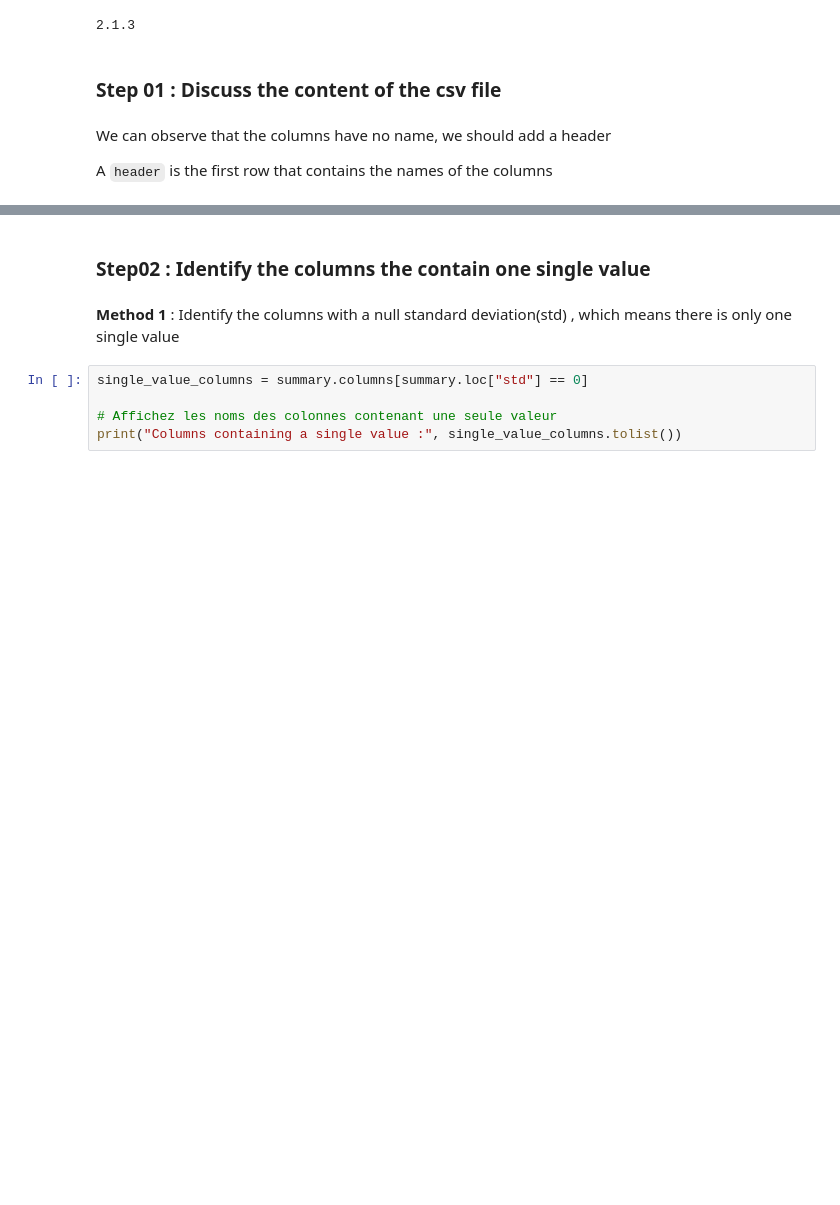
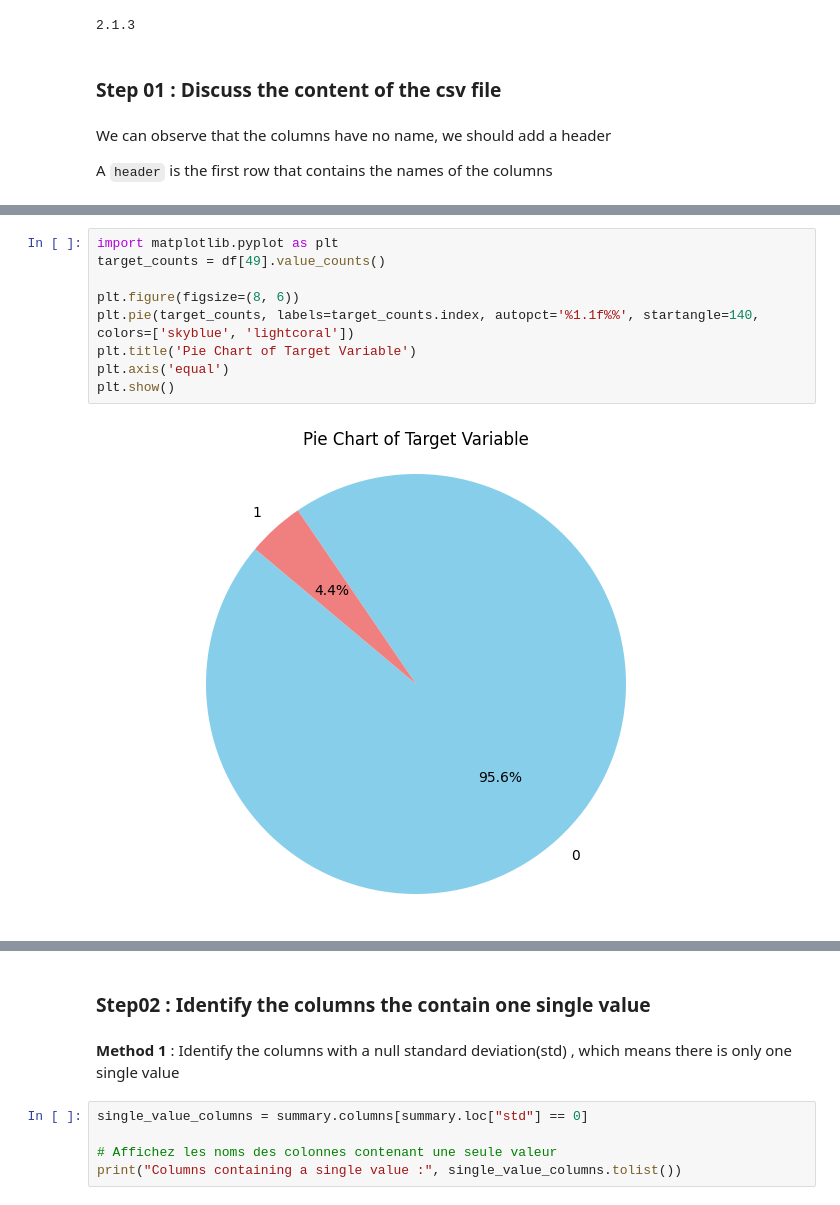
Before and after one commit to Wissemamr/Distributed_databases, a Jupyter notebook: TP01/tp0.ipynb, the cells around one changed output, grey strips where cells are left out. Drawn from its saved outputs; the diff is of its cells as text; blank space fills up the shorter version.

```diff
--- a/TP01/tp0.ipynb
+++ b/TP01/tp0.ipynb
@@ -25,3 +43,14 @@ df.head()
+# %%
+import matplotlib.pyplot as plt
+target_counts = df[49].value_counts()
+
+plt.figure(figsize=(8, 6))
+plt.pie(target_counts, labels=target_counts.index, autopct='%1.1f%%', startangle=140, colors=['skyblue', 'lightcoral'])
+plt.title('Pie Chart of Target Variable')
+plt.axis('equal')
+plt.show()
+# %% [output]
+[figure, added]
 # %%
 summary = df.describe()
 summary
```
Also changed, not shown: parts of 13 cells of this notebook.
